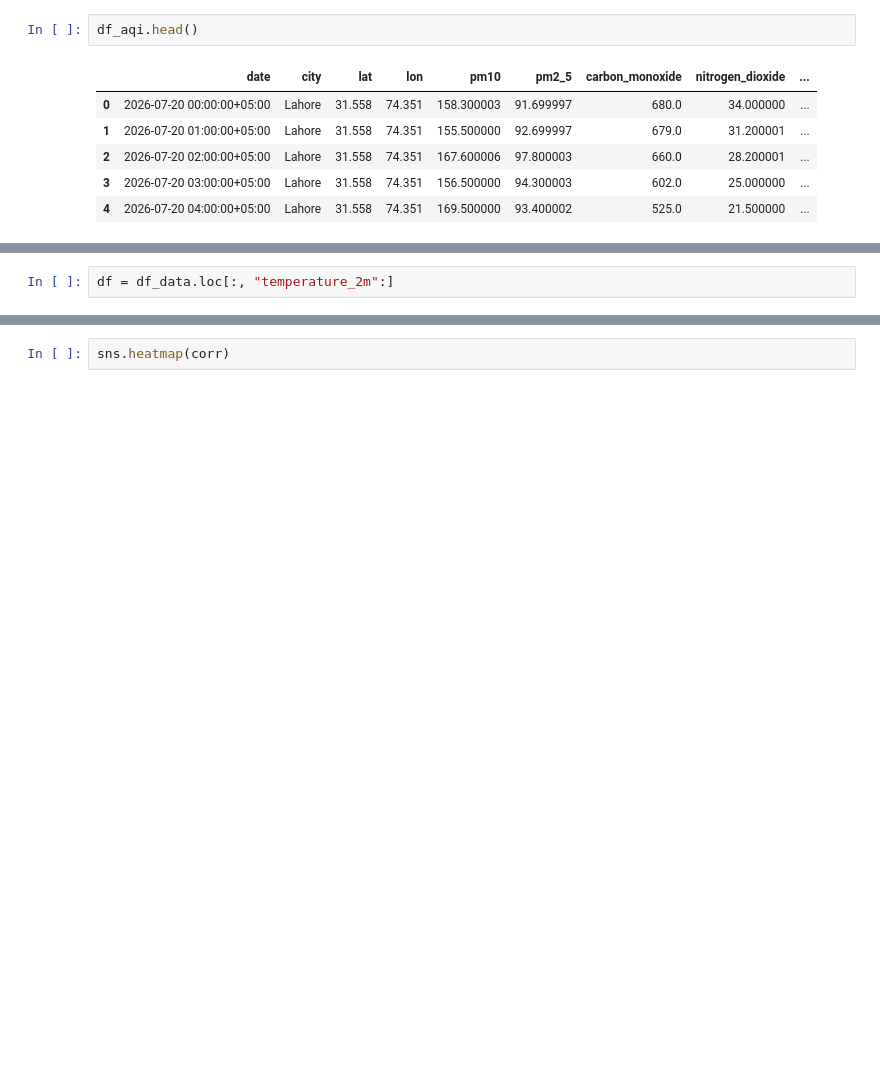
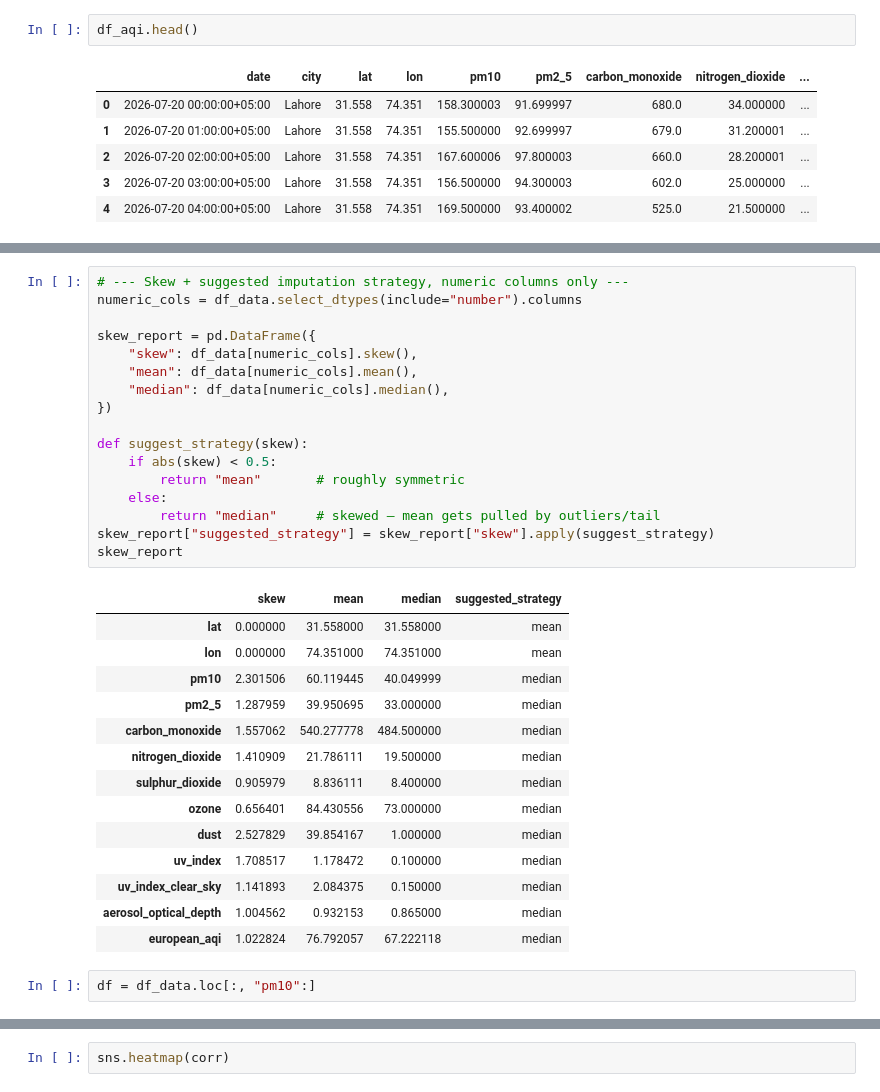
Before and after one commit to mansoor02-dev/pearls-aqi-predictor, a Jupyter notebook: notebooks/01_eda.ipynb, the cells around one changed output, grey strips where cells are left out. Drawn from its saved outputs; the diff is of its cells as text; blank space fills up the shorter version.

```diff
--- a/notebooks/01_eda.ipynb
+++ b/notebooks/01_eda.ipynb
@@ -99,5 +94,37 @@ df_data.describe()
+# %%
+# --- Skew + suggested imputation strategy, numeric columns only ---
+numeric_cols = df_data.select_dtypes(include="number").columns
+
+skew_report = pd.DataFrame({
+    "skew": df_data[numeric_cols].skew(),
+    "mean": df_data[numeric_cols].mean(),
+    "median": df_data[numeric_cols].median(),
+})
+
+def suggest_strategy(skew):
+    if abs(skew) < 0.5:
+        return "mean"       # roughly symmetric
+    else:
+        return "median"     # skewed — mean gets pulled by outliers/tail
+skew_report["suggested_strategy"] = skew_report["skew"].apply(suggest_strategy)
+skew_report
+# %% [output]
+|  | skew | mean | median | suggested_strategy |
+| lat | 0.000000 | 31.558000 | 31.558000 | mean |
+| lon | 0.000000 | 74.351000 | 74.351000 | mean |
+| pm10 | 2.301506 | 60.119445 | 40.049999 | median |
+| pm2_5 | 1.287959 | 39.950695 | 33.000000 | median |
+| carbon_monoxide | 1.557062 | 540.277778 | 484.500000 | median |
+| nitrogen_dioxide | 1.410909 | 21.786111 | 19.500000 | median |
+| sulphur_dioxide | 0.905979 | 8.836111 | 8.400000 | median |
+| ozone | 0.656401 | 84.430556 | 73.000000 | median |
+| dust | 2.527829 | 39.854167 | 1.000000 | median |
+| uv_index | 1.708517 | 1.178472 | 0.100000 | median |
+| uv_index_clear_sky | 1.141893 | 2.084375 | 0.150000 | median |
+| aerosol_optical_depth | 1.004562 | 0.932153 | 0.865000 | median |
+| european_aqi | 1.022824 | 76.792057 | 67.222118 | median |
 # %%
-df = df_data.loc[:, "temperature_2m":]
+df = df_data.loc[:, "pm10":]
 # %%
 corr = df.corr()
 corr.style.background_gradient(cmap='coolwarm')
```
Also changed, not shown: parts of 12 cells of this notebook, 5 other files.
